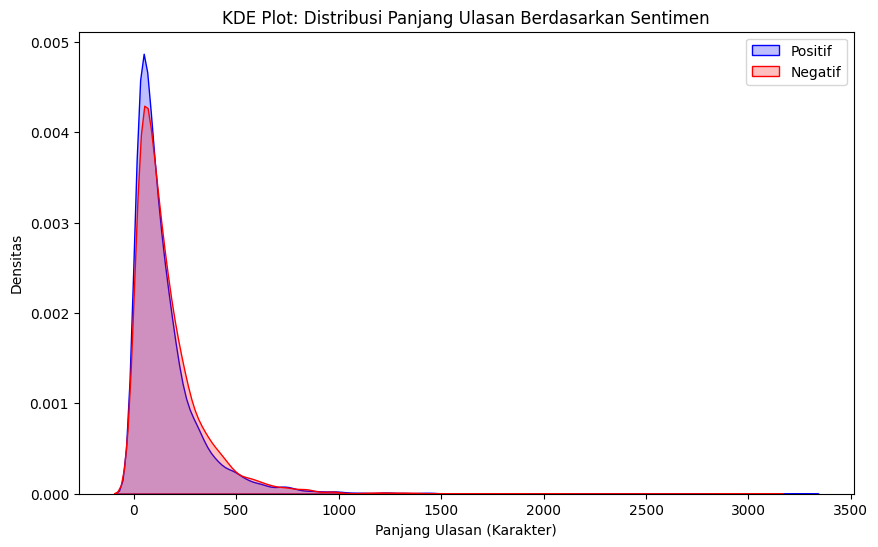
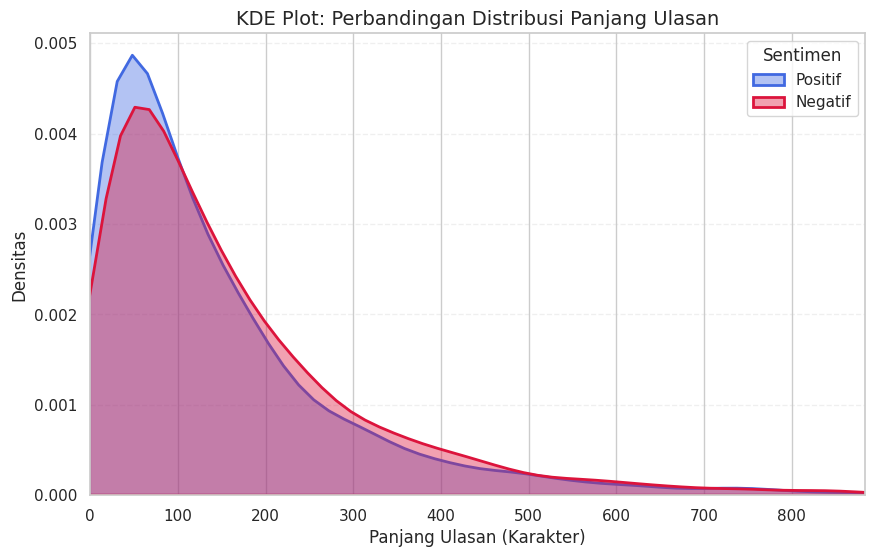
Code edit (unified diff) that turned the first committed figure into the second:
--- before
+++ after
@@ -2,15 +2,18 @@
 import seaborn as sns
 
-# Hitung kembali panjang ulasan karena kolom tersebut sebelumnya terhapus
+# Memastikan kolom panjang ulasan tersedia
 df['cleaned_review_length'] = df['cleaned_review'].fillna('').apply(len)
 
-# 1. KDE Plot (Kernel Density Estimate) untuk Panjang Ulasan
+# 1. Perbaikan KDE Plot
 plt.figure(figsize=(10, 6))
-sns.kdeplot(data=df[y==1]['cleaned_review_length'], label='Positif', fill=True, color='blue')
-sns.kdeplot(data=df[y==0]['cleaned_review_length'], label='Negatif', fill=True, color='red')
-plt.title('KDE Plot: Distribusi Panjang Ulasan Berdasarkan Sentimen')
-plt.xlabel('Panjang Ulasan (Karakter)')
-plt.ylabel('Densitas')
-plt.legend()
+sns.kdeplot(data=df[y==1], x='cleaned_review_length', label='Positif', fill=True, color='royalblue', alpha=0.4, linewidth=2)
+sns.kdeplot(data=df[y==0], x='cleaned_review_length', label='Negatif', fill=True, color='crimson', alpha=0.4, linewidth=2)
+
+plt.title('KDE Plot: Perbandingan Distribusi Panjang Ulasan', fontsize=14)
+plt.xlabel('Panjang Ulasan (Karakter)', fontsize=12)
+plt.ylabel('Densitas', fontsize=12)
+plt.xlim(0, df['cleaned_review_length'].quantile(0.99)) # Membatasi sumbu X agar outliers tidak mengganggu visual
+plt.legend(title='Sentimen')
+plt.grid(axis='y', linestyle='--', alpha=0.3)
 plt.show()
 
@@ -18,8 +21,8 @@
 plt.figure(figsize=(8, 5))
 score_counts = df.groupby('review_score').size()
-sns.lineplot(x=score_counts.index, y=score_counts.values, marker='o', color='green')
-plt.title('Line Plot: Tren Jumlah Ulasan per Skor')
-plt.xlabel('Skor Ulasan')
-plt.ylabel('Jumlah')
-plt.grid(True)
+sns.lineplot(x=score_counts.index, y=score_counts.values, marker='o', color='green', linewidth=2)
+plt.title('Line Plot: Tren Jumlah Ulasan per Skor', fontsize=14)
+plt.xlabel('Skor Ulasan', fontsize=12)
+plt.ylabel('Jumlah', fontsize=12)
+plt.grid(True, linestyle='--', alpha=0.6)
 plt.show()

Commit: Dibuat menggunakan Colab